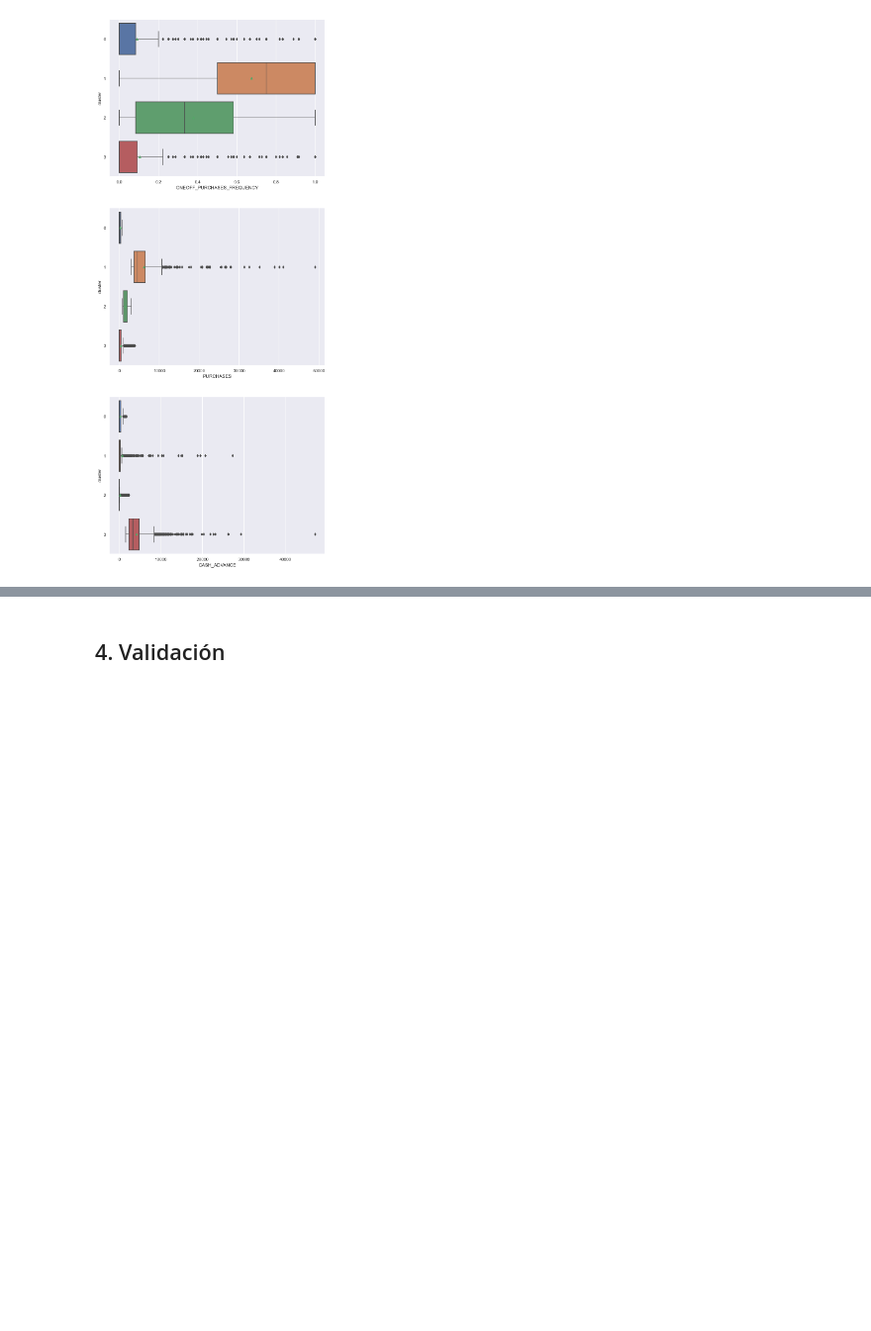
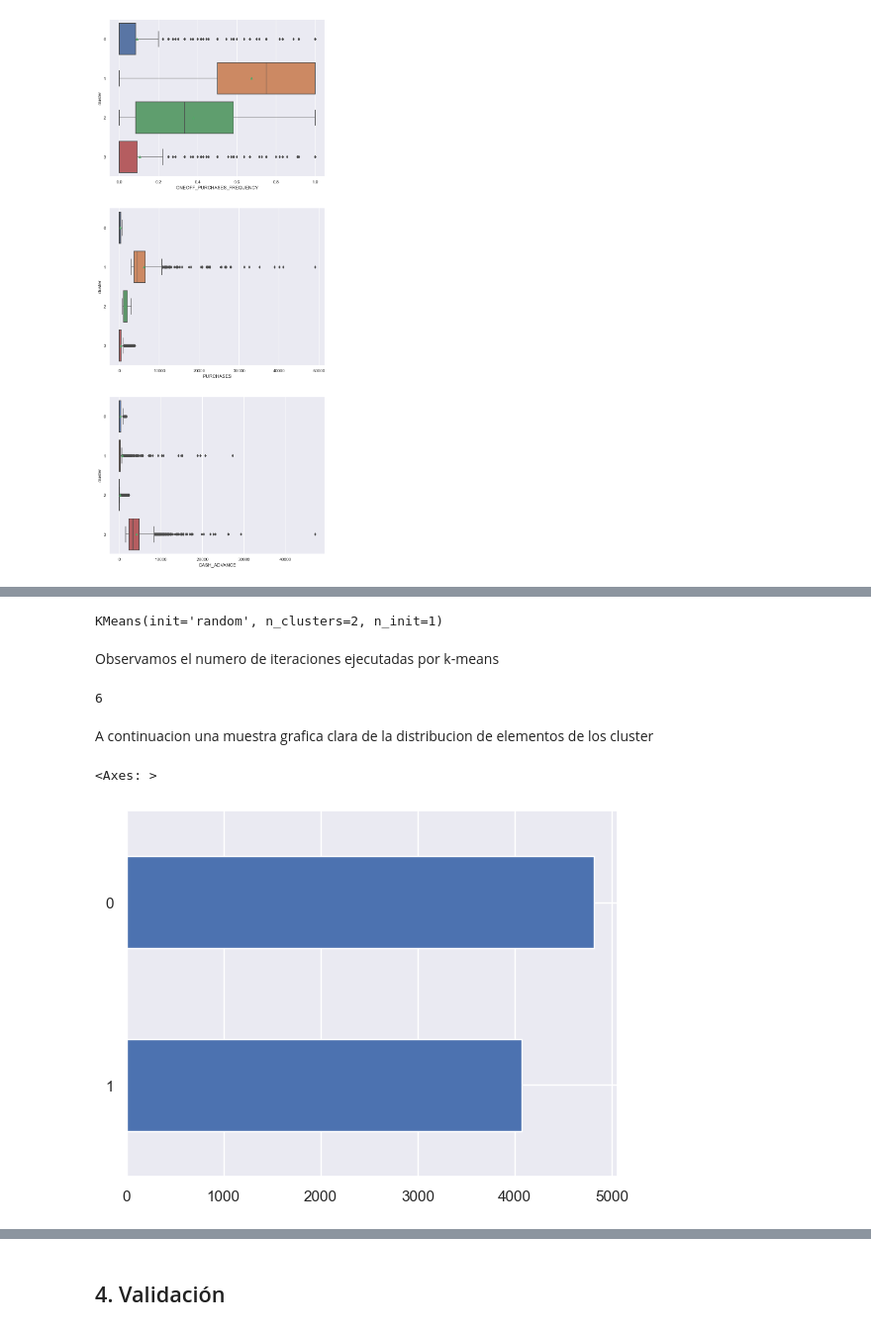
Before and after one commit to SebastianCasanova4/Lab1-BI, a Jupyter notebook: Informe - Laboratorio 1 - Grupo 4.ipynb, the cells around one changed output, grey strips where cells are left out. Shown at 99% size. Cells and saved outputs as stored; diff of their text form; code cells hidden in the pictures; blank space fills up the shorter version.

```diff
--- a/Informe - Laboratorio 1 - Grupo 4.ipynb
+++ b/Informe - Laboratorio 1 - Grupo 4.ipynb
@@ -681,0 +690,4 @@ df_customer_copy_ag.iloc[kmedoids.medoid_indices_]
+# %%
+#Se crea un dataset especifico para ser usado en el algoritmo de K-means y que no afecte ejecuciones posteriores
+df_kmeans = df_customer
+variables = ["ONEOFF_PURCHASES_FREQUENCY", "PURCHASES_FREQUENCY" ]
@@ -681,0 +699,21 @@ df_customer_copy_ag.iloc[kmedoids.medoid_indices_]
+# %%
+scaler = StandardScaler()
+X= scaler.fit_transform(df_kmeans[variables])
+# %%
+kmeans = KMeans(n_clusters = 2, init = 'random', n_init = 1)
+kmeans.fit(X)
+# %% [output]
+KMeans(init='random', n_clusters=2, n_init=1)
+# %% [markdown]
+Observamos el numero de iteraciones ejecutadas por k-means
+# %%
+kmeans.n_iter_
+# %% [output]
+6
+# %% [markdown]
+A continuacion una muestra grafica clara de la distribucion de elementos de los cluster
+# %%
+pd.Series(kmeans.labels_).value_counts().sort_values().plot.barh()
+# %% [output]
+<Axes: >
+[figure, added]
```
Also changed, not shown: parts of 19 cells of this notebook.
